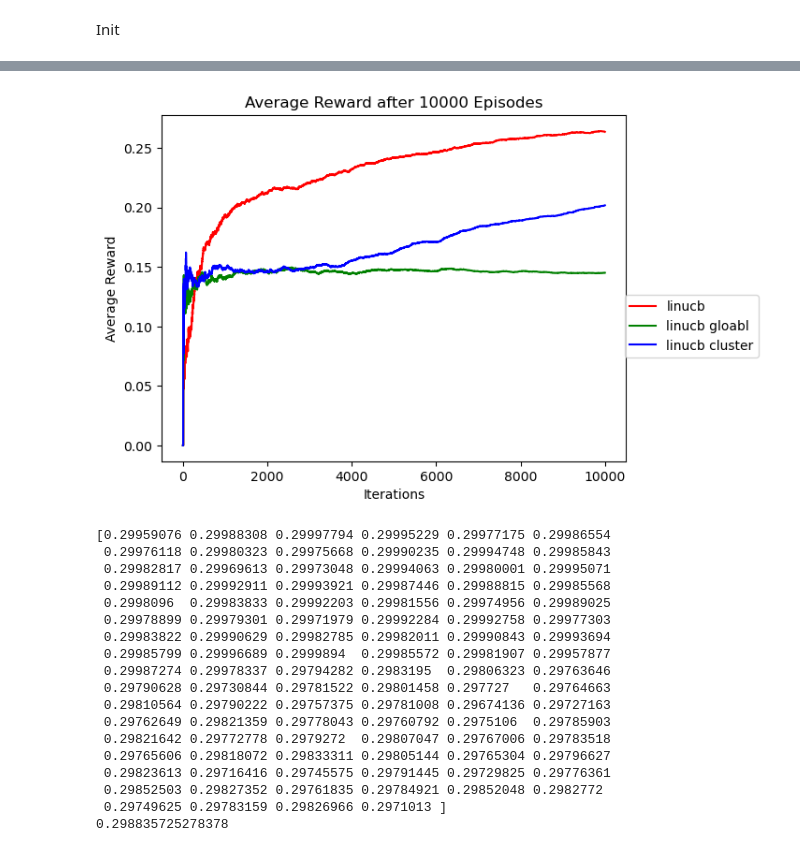
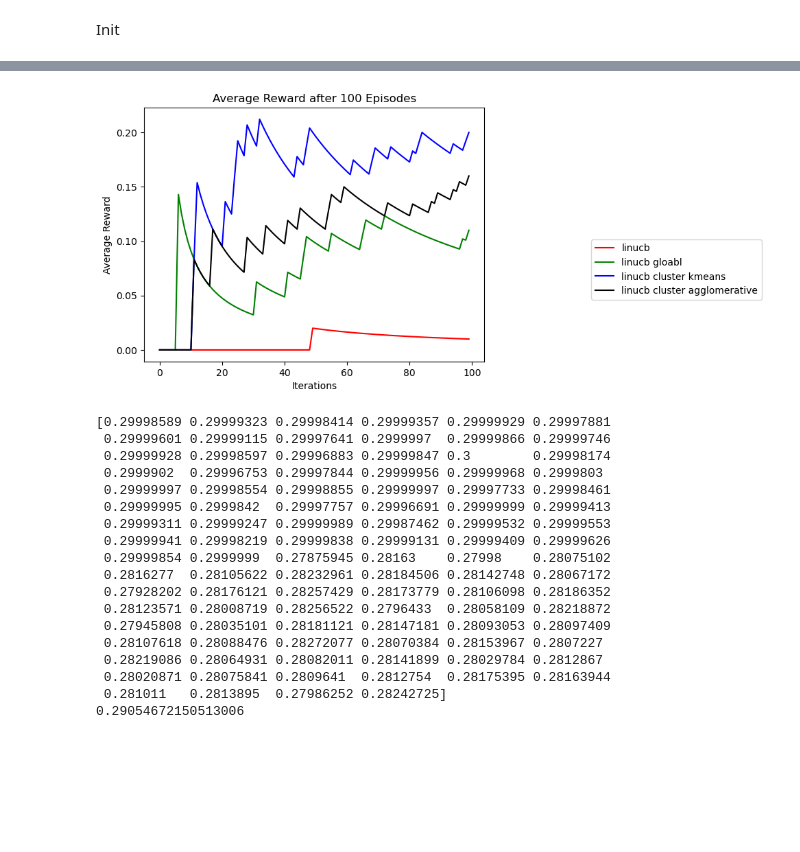
Before and after one commit to DiegoMazzuco/CMAB, a Jupyter notebook: simulationCMAB.ipynb, the cells around one changed output, grey strips where cells are left out. Drawn from its saved outputs; the diff is of its cells as text; code cells hidden in the pictures; blank space fills up the shorter version.

Commit message:
clustering con jerarquico

```diff
--- a/simulationCMAB.ipynb
+++ b/simulationCMAB.ipynb
@@ -16,8 +17,8 @@ from Strategies.Rewards.BernoulliFeature   import BernoulliFeature
 # %% [markdown]
 Init Parameters
 # %%
-iterations = 10000
-experimentos = 10
+iterations = 100
+experimentos = 1
 k = 10
 d = 2
 alpha = 0.3
@@ -37,6 +38,7 @@ reward_class = BernoulliFeature(k, d,user_amount,cluster_amount, max_prob, noise
 linucb_regrets              = np.zeros((experimentos,iterations))
 linucb_g_regrets              = np.zeros((experimentos,iterations))
 linucb_cluster_regrets       = np.zeros((experimentos,iterations))
+linucb_ag_regrets       = np.zeros((experimentos,iterations))
 # Run experiments
 for i in range(experimentos):
     print('exp: ' + str(i + 1) + '/' + str(experimentos))
@@ -44,8 +46,10 @@ for i in range(experimentos):
     linucb       = LinUCB(k, iterations, reward_class, d, user_amount, alpha )
     linucbg      = LinUCBGlobal(k, iterations, reward_class, d, user_amount, alpha )
     linucbc      = CLinUCB(k, iterations, reward_class, d, user_amount, alpha, cluster_amount )
+    linucba      = ALinUCB(k, iterations, reward_class, d, user_amount, alpha )
 
     linucb_cluster_regrets[i]           = linucbc.run()
     linucb_regrets[i]                   = linucb.run()
     linucb_g_regrets[i]                   = linucbg.run()
+    linucb_ag_regrets[i]                   = linucba.run()
 # %% [output]
@@ -79,25 +71,30 @@ linucb_g_sup            = np.percentile(linucb_g_regrets,sup_percentile ,axis=0)
 linucb_c_inf            = np.percentile(linucb_cluster_regrets,inf_percentile ,axis=0)
 linucb_c_median_rew     = np.median(linucb_cluster_regrets,axis=0)
 linucb_c_sup            = np.percentile(linucb_cluster_regrets,sup_percentile ,axis=0)
+
+linucb_a_inf            = np.percentile(linucb_ag_regrets,inf_percentile ,axis=0)
+linucb_a_median_rew     = np.median(linucb_ag_regrets,axis=0)
+linucb_a_sup            = np.percentile(linucb_ag_regrets,sup_percentile ,axis=0)
 # %%
 fig, ax = plt.subplots()
 
 transparencia = 0.5
 
 #linucb
 plt.plot(linucb_median_rew,label="linucb", color='red')
 plt.plot(linucb_g_median_rew,label="linucb gloabl", color='green')
-plt.plot(linucb_c_median_rew,label="linucb cluster", color='blue')
+plt.plot(linucb_c_median_rew,label="linucb cluster kmeans", color='blue')
+plt.plot(linucb_a_median_rew,label="linucb cluster agglomerative", color='black')
 
 plt.legend(bbox_to_anchor=(1.3, 0.5))
 plt.xlabel("Iterations")
 plt.ylabel("Average Reward")
 plt.title("Average Reward after " + str(iterations)
     + " Episodes")
 #plt.ylim(0,0.1)
 plt.show()
 # %% [output]
-[figure, old version]
+[figure, new version]
 # %%
 max_prob = np.zeros(user_amount)
 for i in range(user_amount):
@@ -105,24 +102,24 @@ for i in range(user_amount):
 print(max_prob)
 print(np.average(max_prob))
 # %% [output]
-[0.29959076 0.29988308 0.29997794 0.29995229 0.29977175 0.29986554
- 0.29976118 0.29980323 0.29975668 0.29990235 0.29994748 0.29985843
- 0.29982817 0.29969613 0.29973048 0.29994063 0.29980001 0.29995071
- 0.29989112 0.29992911 0.29993921 0.29987446 0.29988815 0.29985568
- 0.2998096  0.29983833 0.29992203 0.29981556 0.29974956 0.29989025
- 0.29978899 0.29979301 0.29971979 0.29992284 0.29992758 0.29977303
- 0.29983822 0.29990629 0.29982785 0.29982011 0.29990843 0.29993694
- 0.29985799 0.29996689 0.2999894  0.29985572 0.29981907 0.29957877
- 0.29987274 0.29978337 0.29794282 0.2983195  0.29806323 0.29763646
- 0.29790628 0.29730844 0.29781522 0.29801458 0.297727   0.29764663
- 0.29810564 0.29790222 0.29757375 0.29781008 0.29674136 0.29727163
- 0.29762649 0.29821359 0.29778043 0.29760792 0.2975106  0.29785903
- 0.29821642 0.29772778 0.2979272  0.29807047 0.29767006 0.29783518
- 0.29765606 0.29818072 0.29833311 0.29805144 0.29765304 0.29796627
- 0.29823613 0.29716416 0.29745575 0.29791445 0.29729825 0.29776361
- 0.29852503 0.29827352 0.29761835 0.29784921 0.29852048 0.2982772
- 0.29749625 0.29783159 0.29826966 0.2971013 ]
-0.298835725278378
+[0.29998589 0.29999323 0.29998414 0.29999357 0.29999929 0.29997881
+ 0.29999601 0.29999115 0.29997641 0.2999997  0.29999866 0.29999746
+ 0.29999928 0.29998597 0.29996883 0.29999847 0.3        0.29998174
+ 0.2999902  0.29996753 0.29997844 0.29999956 0.29999968 0.2999803
+ 0.29999997 0.29998554 0.29998855 0.29999997 0.29997733 0.29998461
+ 0.29999995 0.2999842  0.29997757 0.29996691 0.29999999 0.29999413
+ 0.29999311 0.29999247 0.29999989 0.29987462 0.29999532 0.29999553
+ 0.29999941 0.29998219 0.29999838 0.29999131 0.29999409 0.29999626
+ 0.29999854 0.2999999  0.27875945 0.28163    0.27998    0.28075102
+ 0.2816277  0.28105622 0.28232961 0.28184506 0.28142748 0.28067172
+ 0.27928202 0.28176121 0.28257429 0.28173779 0.28106098 0.28186352
+ 0.28123571 0.28008719 0.28256522 0.2796433  0.28058109 0.28218872
+ 0.27945808 0.28035101 0.28181121 0.28147181 0.28093053 0.28097409
+ 0.28107618 0.28088476 0.28272077 0.28070384 0.28153967 0.2807227
+ 0.28219086 0.28064931 0.28082011 0.28141899 0.28029784 0.2812867
+ 0.28020871 0.28075841 0.2809641  0.2812754  0.28175395 0.28163944
+ 0.281011   0.2813895  0.27986252 0.28242725]
+0.29054672150513006
 # %%
 reward_class.graph()
 # %% [output]
```
Also changed, not shown: parts of 4 cells of this notebook, 5 other files.
